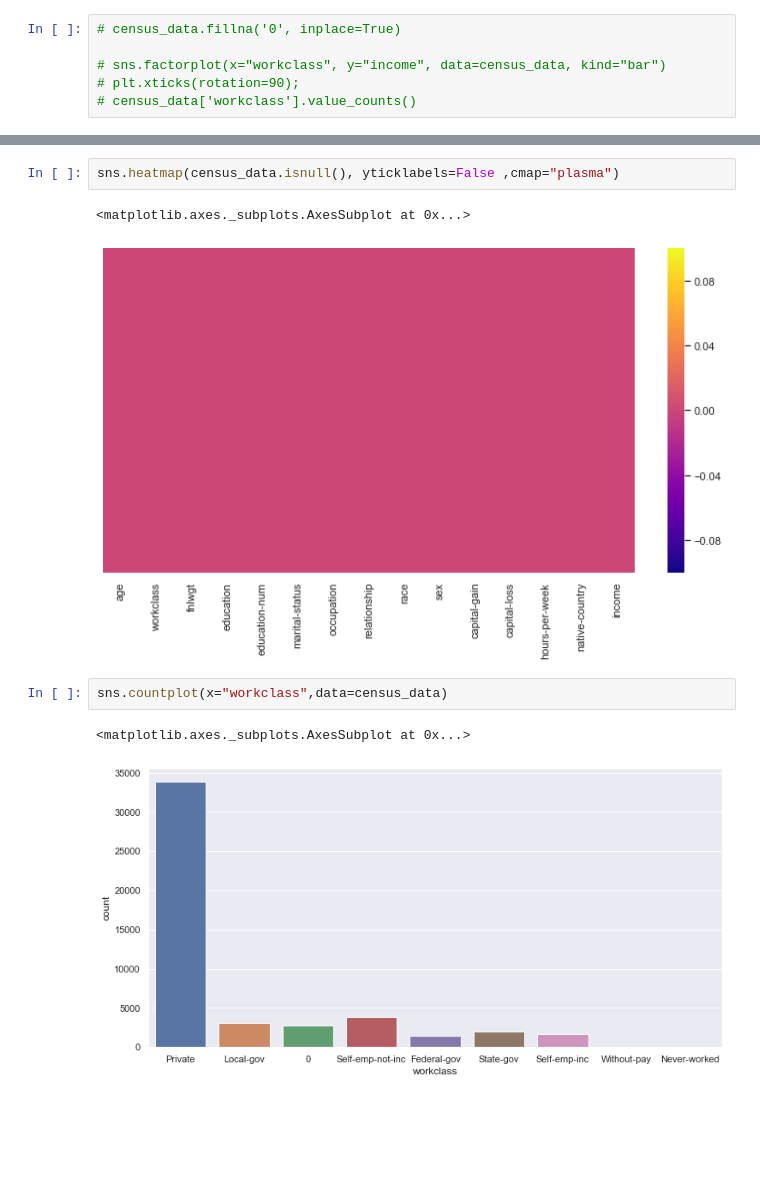
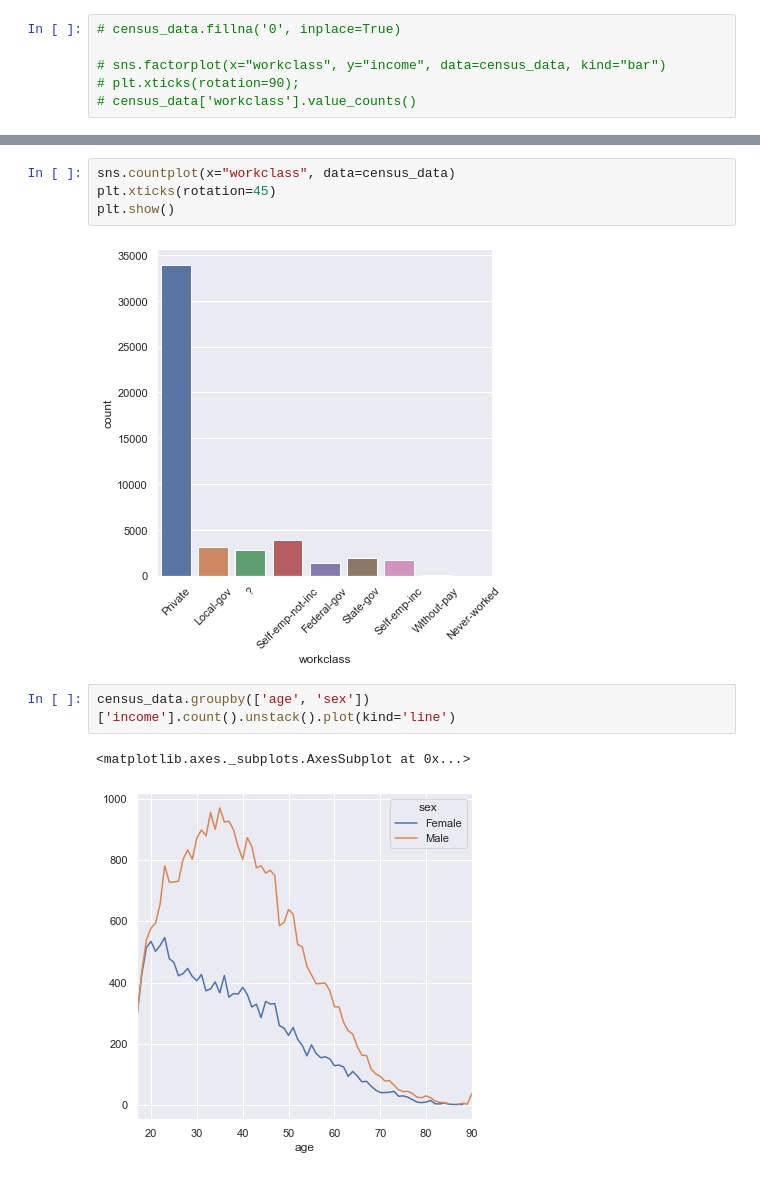
Before and after one commit to saisuma29/census_income, a Jupyter notebook: census.ipynb, the cells around one changed output, grey strips where cells are left out. Cells and saved outputs as stored; diff of their text form; blank space fills up the shorter version.

```diff
--- a/census.ipynb
+++ b/census.ipynb
@@ -106,10 +111,11 @@ plt.show()
-# %%
-sns.heatmap(census_data.isnull(), yticklabels=False ,cmap="plasma")
-# %% [output]
-<matplotlib.axes._subplots.AxesSubplot at 0x...>
-[figure, removed]
 # %%
-sns.countplot(x="workclass",data=census_data)
+sns.countplot(x="workclass", data=census_data)
+plt.xticks(rotation=45)
+plt.show()
 # %% [output]
-<matplotlib.axes._subplots.AxesSubplot at 0x...>
-[figure, old version]
+[figure, new version]
+# %%
+census_data.groupby(['age', 'sex'])['income'].count().unstack().plot(kind='line')
+# %% [output]
+<matplotlib.axes._subplots.AxesSubplot at 0x...>
+[figure, added]
```
Also changed, not shown: parts of 12 cells of this notebook.
